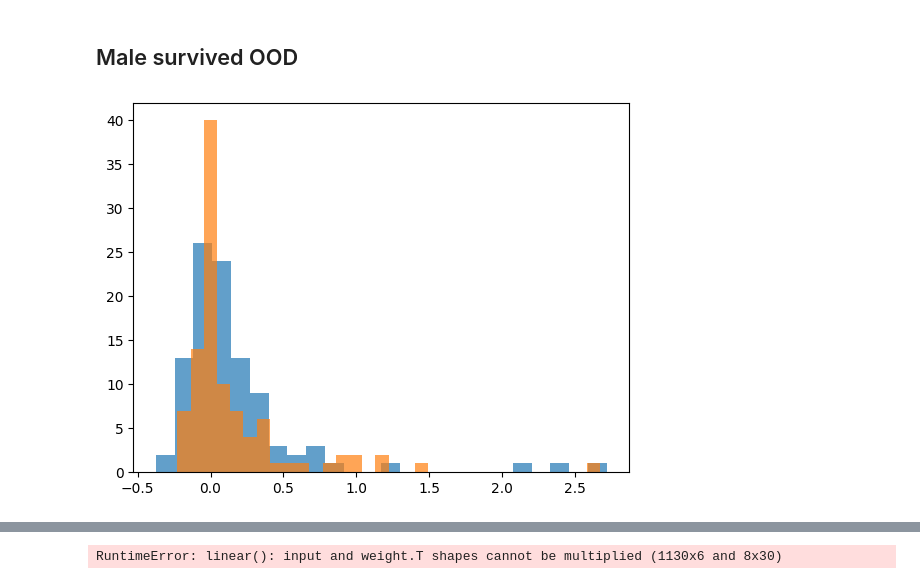
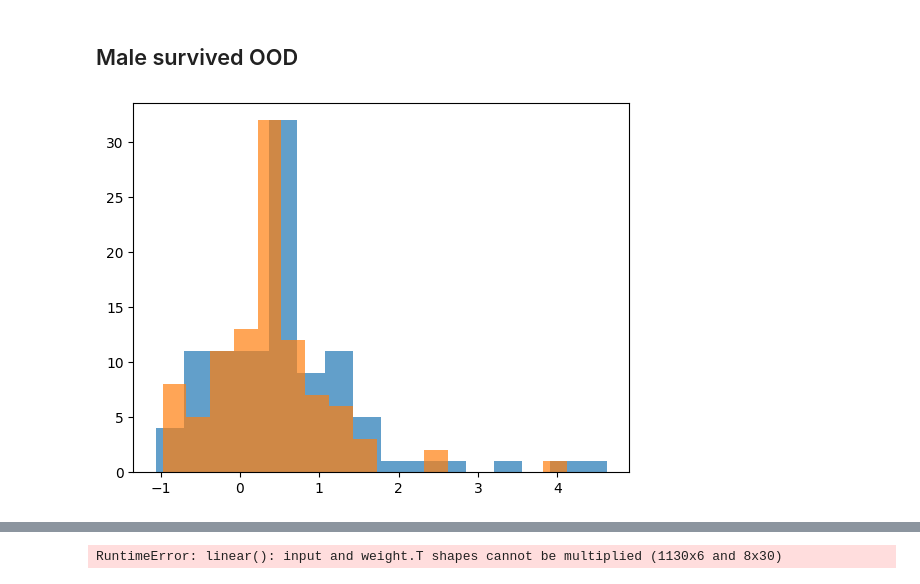
Before and after one commit to RUrlus/PointPredictionUncertainty, a Jupyter notebook: notebooks/titanic.ipynb, the cells around one changed output, grey strips where cells are left out. Saved outputs shown, nothing was run; the diff lists cells and outputs as text; code cells hidden in the pictures.

```diff
--- a/notebooks/titanic.ipynb
+++ b/notebooks/titanic.ipynb
@@ -50,3 +55,5 @@ test_data.head()
 # %%
 full = pd.concat([train_data, test_data],axis=0)
-full.head()
+
+full["Age"] = full["Age"].fillna(full["Age"].mean())
+full["Survived"] = full["Survived"].fillna(0)
@@ -292,0 +371,22 @@ len(OOD)
+# %%
+num_rows = 100
+
+random_rows_indices = np.random.choice(X_OOD.shape[0], size=num_rows, replace=False)
+
+# 获取随机行
+random_rows_X = X_OOD[random_rows_indices]
+random_rows_y = y_OOD[random_rows_indices]
+
+# 将随机行添加到 arr2
+X_ID = np.concatenate((X_ID, random_rows_X), axis=0)
+y_ID = np.concatenate((y_ID, random_rows_y), axis=0)
+
+# 从 arr1 中删除随机行
+#X_OOD = np.delete(X_OOD, random_rows_indices, axis=0)
+#y_OOD = np.delete(y_OOD, random_rows_indices, axis=0)
+# %%
+classifier = MLP(in_channels=8, hidden_channels=[15, 30, 50, 100, 200, 100, 50, 30, 3], patience=10, frequency=4, lr=1e-2, device="cpu")
+classifier.fit(X_ID, y_ID)
+models = [classifier]
+n_iter=20
+b_size = 100
@@ -338,9 +417,9 @@ plt.show()
 # %% [markdown]
 ## Male survived OOD
 # %%
-n= 14
+n= 8
 plt.hist(tracin_ID.T[n], bins="auto", alpha=0.7)
 plt.hist(tracin_OOD.T[n], bins="auto", alpha=0.7)
 plt.show()
 # %% [output]
-[figure, old version]
+[figure, new version]
```
Also changed, not shown: parts of 41 cells of this notebook.
